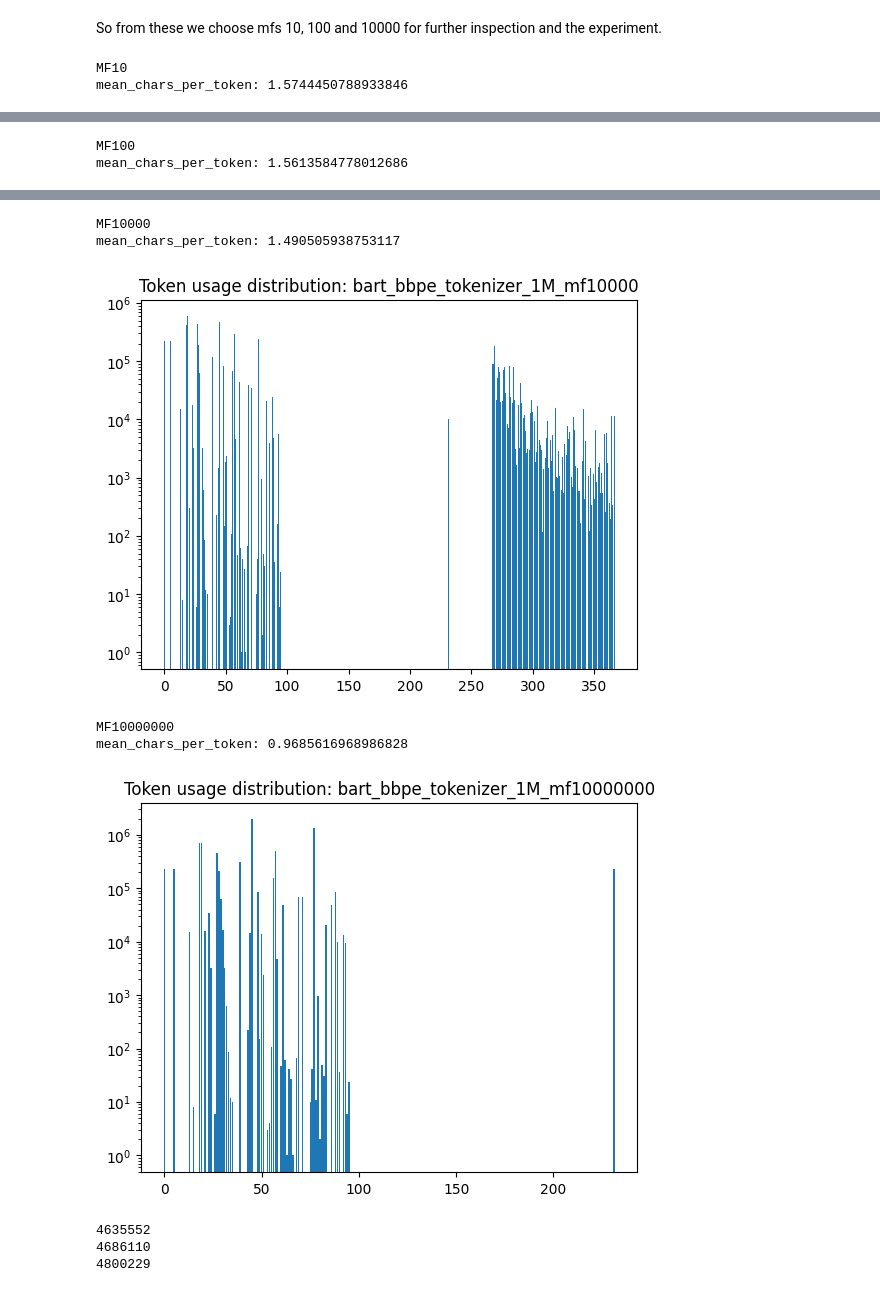
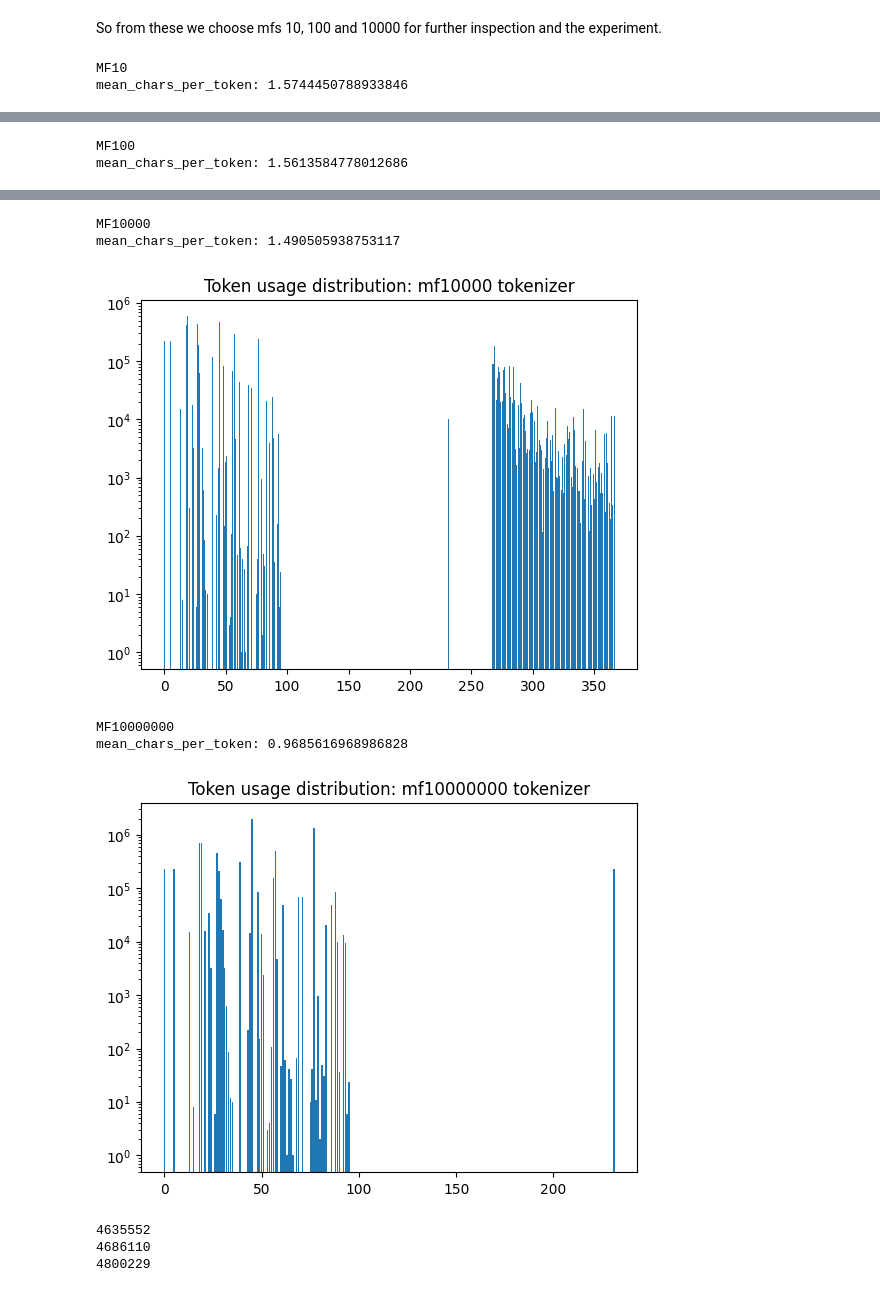
Before and after one commit to hejjack/SpecTRUM, a Jupyter notebook: notebooks/tokenizer_bbpe_inspeciton.ipynb, the cells around one changed output, grey strips where cells are left out. Saved outputs shown, nothing was run; the diff lists cells and outputs as text; code cells hidden in the pictures.

Commit message:
update tokeizer graphs for thesis

```diff
--- a/notebooks/tokenizer_bbpe_inspeciton.ipynb
+++ b/notebooks/tokenizer_bbpe_inspeciton.ipynb
@@ -122,7 +200,7 @@ for mf in chosen_mfs:
     df = pd.read_json(f"../data/datasets/NIST/NIST_split_filip/mf{mf}/train.jsonl", lines=True)
     tokenizer = Tokenizer.from_file(save_path + f"/bart_bbpe_tokenizer_1M_mf{mf}.model")
     print(f"mean_chars_per_token: {mean_chars_per_token(df)}")
-    count = visualize_token_usage(df, f"bart_bbpe_tokenizer_1M_mf{mf}")
+    count = visualize_token_usage(df, f"mf{mf} tokenizer")
     all_counts[mf] = count
 # %% [output]
 MF10
@@ -134,9 +212,9 @@ mean_chars_per_token: 1.5613584778012686
 MF10000
 mean_chars_per_token: 1.490505938753117
-[figure, old version]
+[figure, new version]
 MF10000000
 mean_chars_per_token: 0.9685616968986828
-[figure, old version]
+[figure, new version]
 # %%
 for i, data in enumerate([data_mf3, data_mf30, data_mf3000]):
     num_all_tokens = sum(data['labels'].apply(lambda x: len(x) - 2))
```
Also changed, not shown: parts of 3 cells of this notebook, 1 other file.
